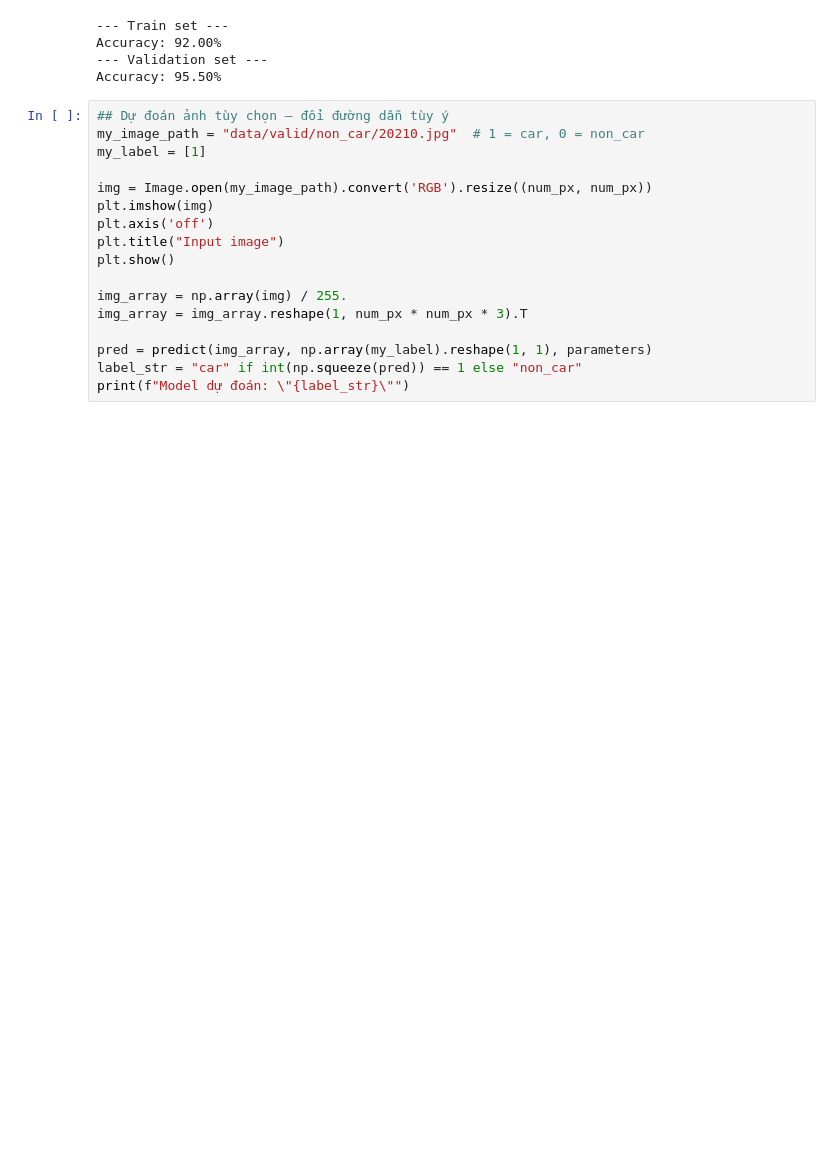
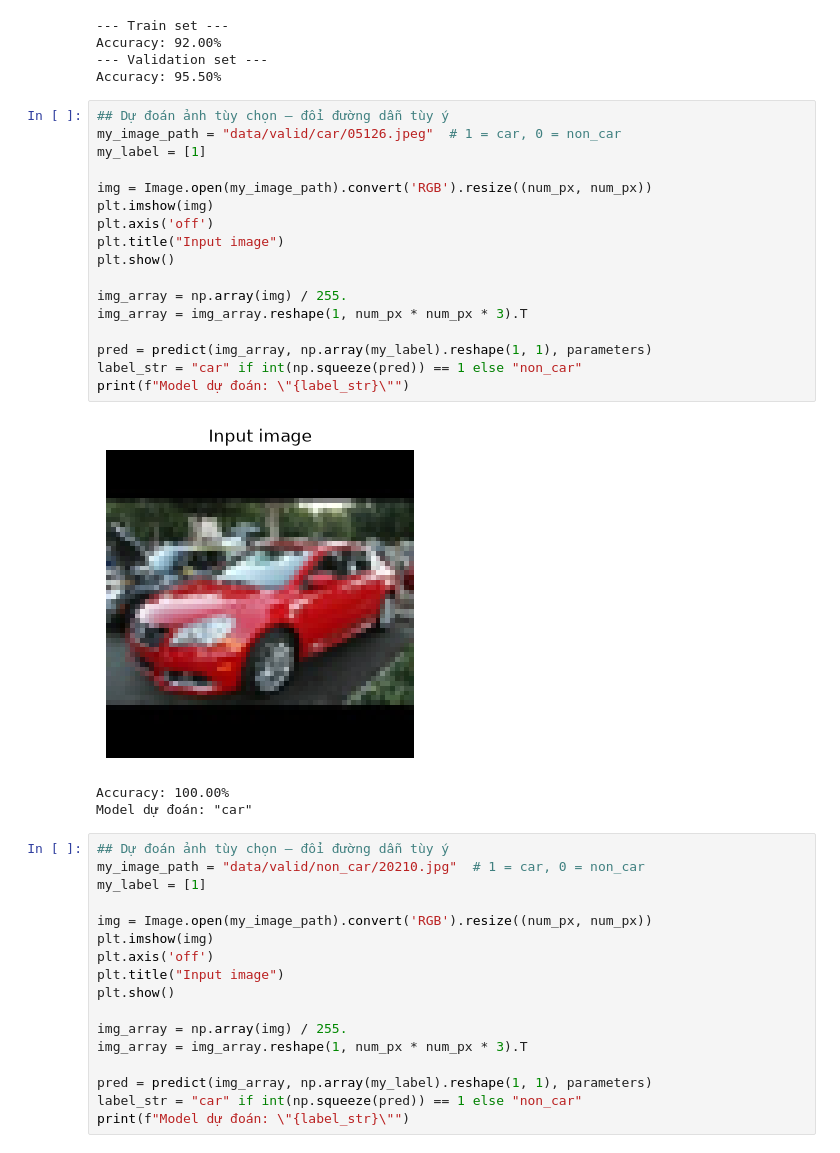
Before and after one commit to manhtran13102004/car-classifier, a Jupyter notebook: car_classifier/car_classifier.ipynb, the cells around one changed output. Drawn from its saved outputs; the diff is of its cells as text; blank space fills up the shorter version.

```diff
--- a/car_classifier/car_classifier.ipynb
+++ b/car_classifier/car_classifier.ipynb
@@ -1348,6 +1348,27 @@ pred_valid = predict(valid_x, valid_y, parameters)
 Accuracy: 92.00%
 --- Validation set ---
 Accuracy: 95.50%
+# %%
+## Dự đoán ảnh tùy chọn — đổi đường dẫn tùy ý
+my_image_path = "data/valid/car/05126.jpeg"  # 1 = car, 0 = non_car
+my_label = [1]
+
+img = Image.open(my_image_path).convert('RGB').resize((num_px, num_px))
+plt.imshow(img)
+plt.axis('off')
+plt.title("Input image")
+plt.show()
+
+img_array = np.array(img) / 255.
+img_array = img_array.reshape(1, num_px * num_px * 3).T
+
+pred = predict(img_array, np.array(my_label).reshape(1, 1), parameters)
+label_str = "car" if int(np.squeeze(pred)) == 1 else "non_car"
+print(f"Model dự đoán: \"{label_str}\"")
+# %% [output]
+[figure, added]
+Accuracy: 100.00%
+Model dự đoán: "car"
 # %%
 ## Dự đoán ảnh tùy chọn — đổi đường dẫn tùy ý
 my_image_path = "data/valid/non_car/20210.jpg"  # 1 = car, 0 = non_car
```
